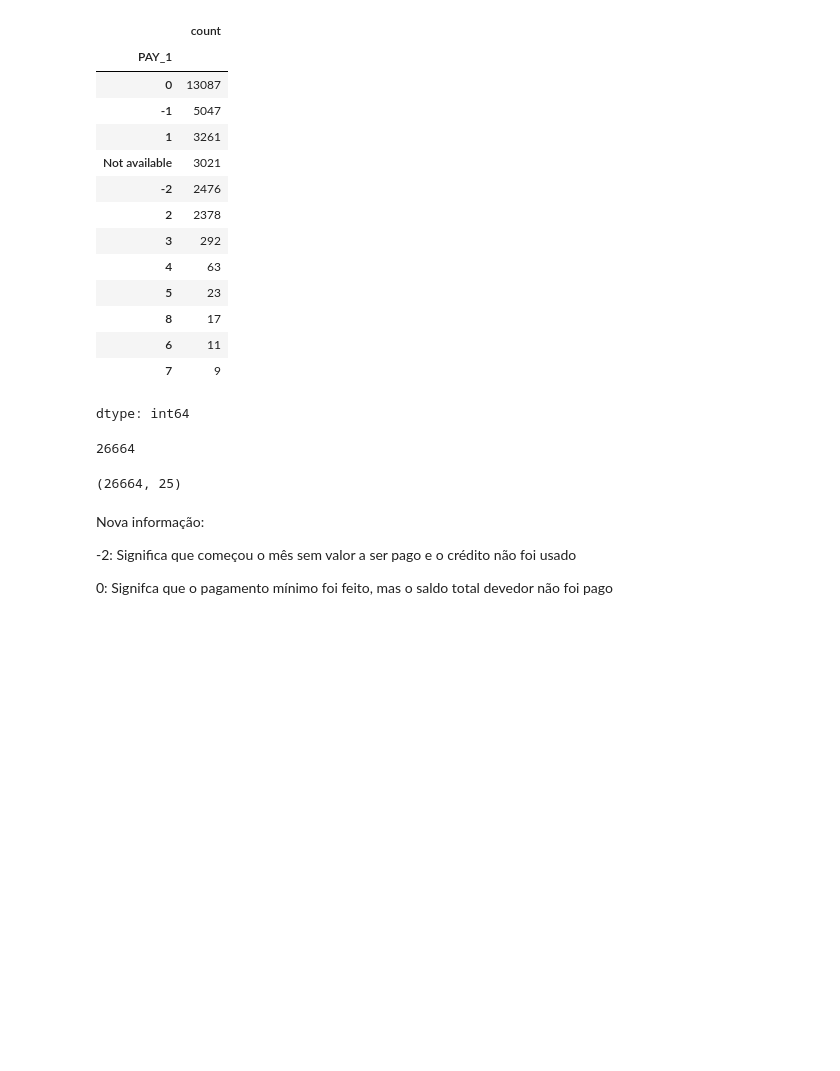
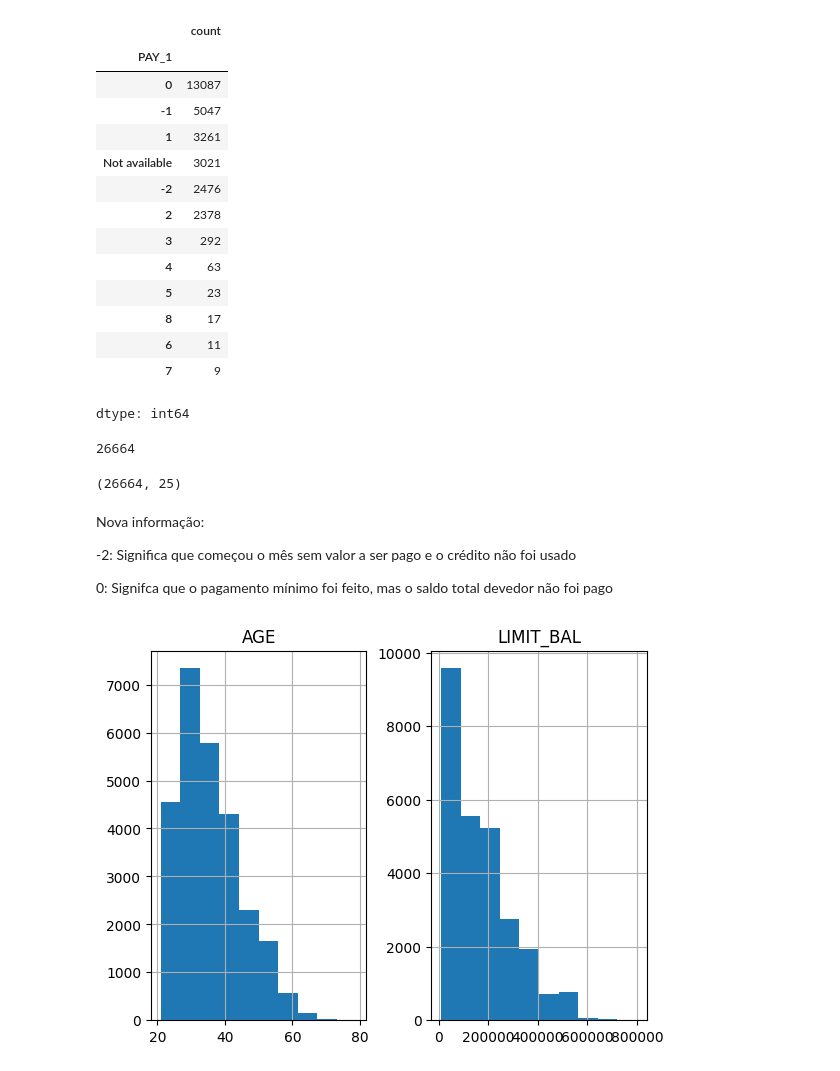
Before and after one commit to AndreButtros/Python_Training, a Jupyter notebook: DU_Starter.ipynb, the cells around one changed output. Cells and saved outputs as stored; diff of their text form; code cells hidden in the pictures; blank space fills up the shorter version.

```diff
--- a/DU_Starter.ipynb
+++ b/DU_Starter.ipynb
@@ -254,0 +258,5 @@ Nova informação:
+# %%
+# Histogramas para AGE e LIMIT_BAL
+df_clean_2[['AGE', 'LIMIT_BAL']].hist();
+# %% [output]
+[figure, added]
```
Also changed, not shown: parts of 7 cells of this notebook.
